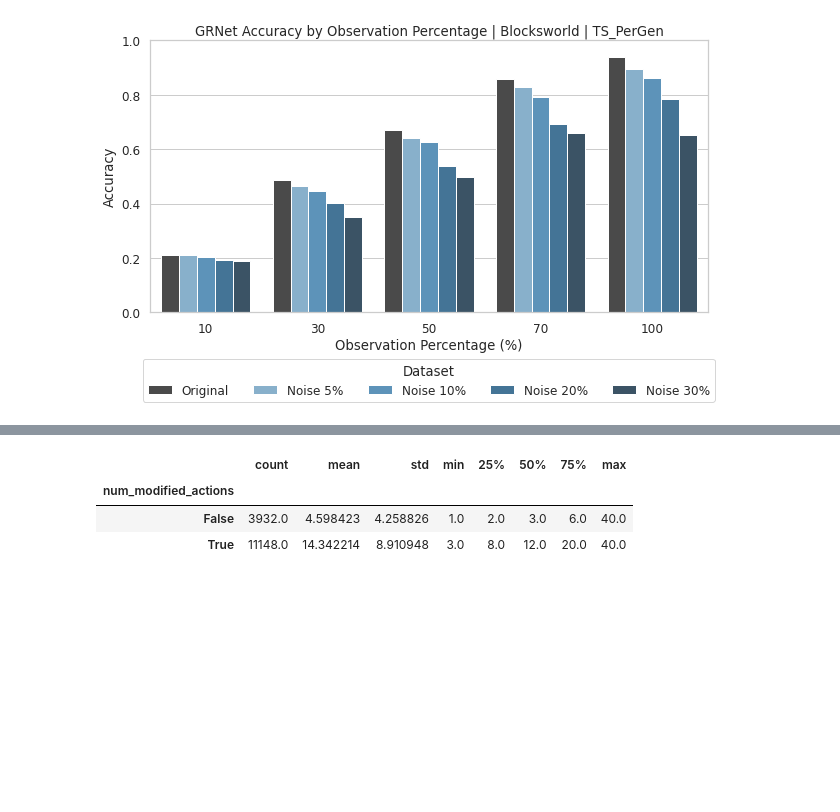
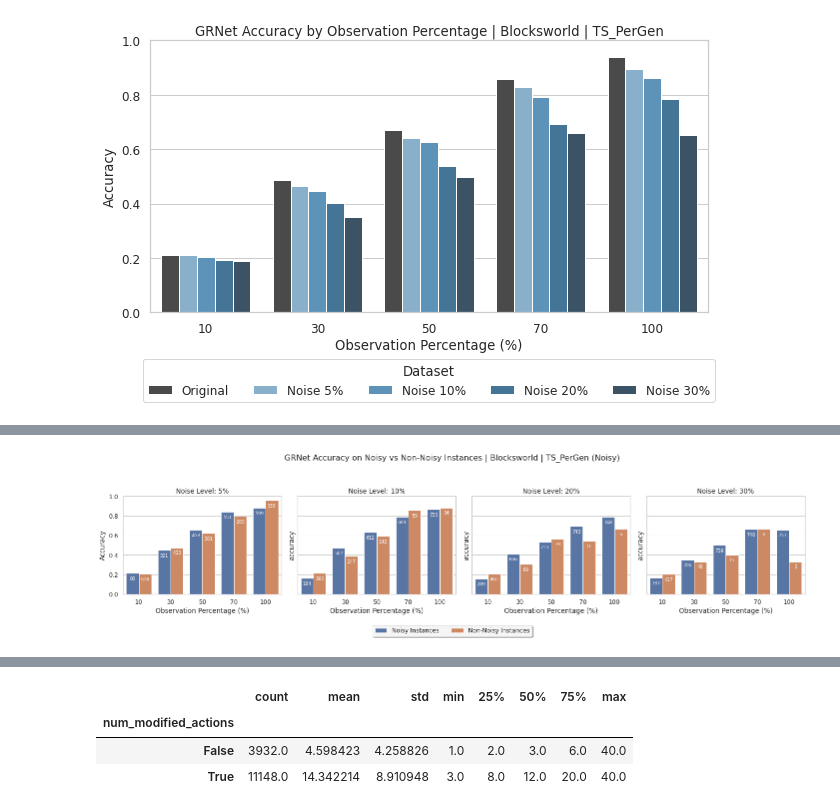
Before and after one commit to MechaMic38/GRNet, a Jupyter notebook: code/GRNet_approach.ipynb, the cells around one changed output, grey strips where cells are left out. Cells and saved outputs as stored; diff of their text form; code cells hidden in the pictures; blank space fills up the shorter version.

```diff
--- a/code/GRNet_approach.ipynb
+++ b/code/GRNet_approach.ipynb
@@ -1534,3 +1473,97 @@ plt.show()
+# %%
+# Set the visual style
+sns.set_theme(style="whitegrid", font_scale=1.1)
+
+noise_percs = [5, 10, 20, 30]
+obs_percs = [10, 30, 50, 70, 100]
+
+fig, axes = plt.subplots(1, len(noise_percs), figsize=(20, 5), sharey=True)
+
+for ax, noise in zip(axes, noise_percs):
+
+    # Filter data for current noise level
+    subset_df = noisy_accuracy_df[
+        noisy_accuracy_df['noise_percentage'] == noise
+    ].sort_values('observation_percentage')
+
+    # Melt accuracy values
+    melted = subset_df.melt(
+        id_vars=['observation_percentage'],
+        value_vars=['noisy_accuracy', 'non_noisy_accuracy'],
+        var_name='instance_type',
+        value_name='accuracy'
+    )
+
+    # Human-readable labels
+    melted['instance_type'] = melted['instance_type'].map({
+        'noisy_accuracy': 'Noisy Instances',
+        'non_noisy_accuracy': 'Non-Noisy Instances'
+    })
+
+    # Add supporting-instance counts
+    melted['n_support'] = (
+        list(subset_df['num_noisy_instances']) +
+        list(subset_df['num_non_noisy_instances'])
+    )
+
+    # Plot
+    sns.barplot(
+        data=melted,
+        x='observation_percentage',
+        y='accuracy',
+        hue='instance_type',
+        ax=ax
+    )
+
+    # Annotate bars with n
+    for patch, n in zip(ax.patches, melted['n_support']):
+        height = patch.get_height()
+        ax.text(
+            patch.get_x() + patch.get_width() / 2,
+            height - 0.08,
+            f"{int(n)}",
+            ha="center",
+            va="bottom",
+            fontsize=9,
+            color='white'
+        )
+
+    ax.set_title(f'Noise Level: {noise}%')
+    ax.set_xlabel('Observation Percentage (%)')
+    ax.set_ylim(0, 1)
+
+# Shared y-label
+axes[0].set_ylabel('Accuracy')
+
+# Single legend for the whole figure
+handles, labels = axes[0].get_legend_handles_labels()
+fig.legend(
+    handles,
+    labels,
+    frameon=True,
+    framealpha=0.9,
+    fancybox=True,
+    shadow=True,
+    loc='lower center',
+    bbox_to_anchor=(0.5, -0.05),
+    ncol=2
+)
+
+# Remove per-axis legends
+for ax in axes:
+    ax.legend_.remove()
+
+# Global title
+plt.suptitle(
+    f'GRNet Accuracy on Noisy vs Non-Noisy Instances | '
+    f'{DOMAIN_NAME.capitalize()} | {TS_DIR} (Noisy)',
+    fontsize=16
+)
+
+plt.tight_layout(rect=[0, 0.05, 1, 0.92])
+plt.show()
+# %% [output]
+[figure, added]
 # %%
 # Set the visual style
 sns.set_theme(style="whitegrid", font_scale=1.1)
```
Also changed, not shown: parts of 3 cells of this notebook.
